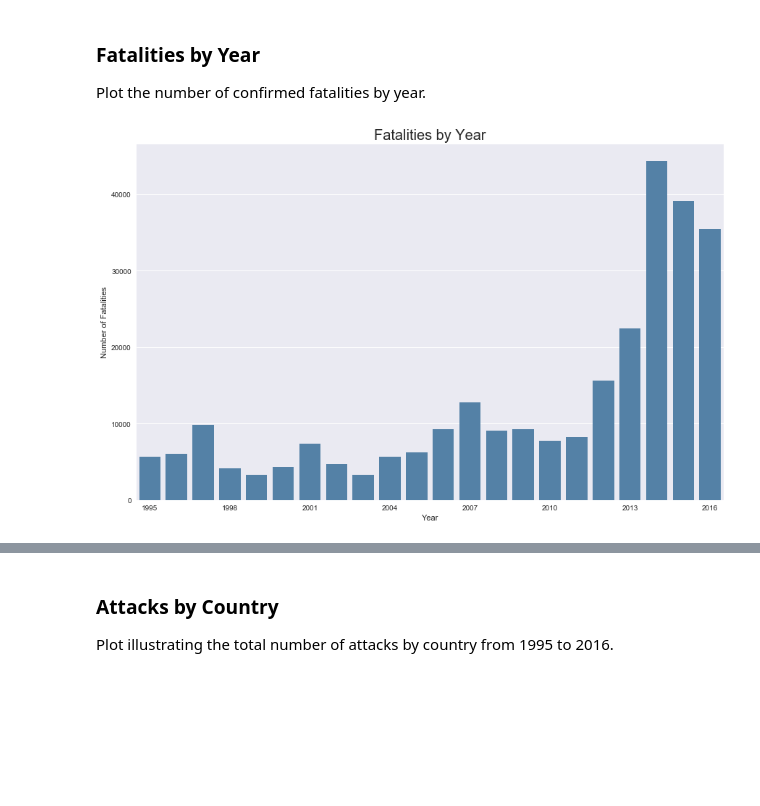
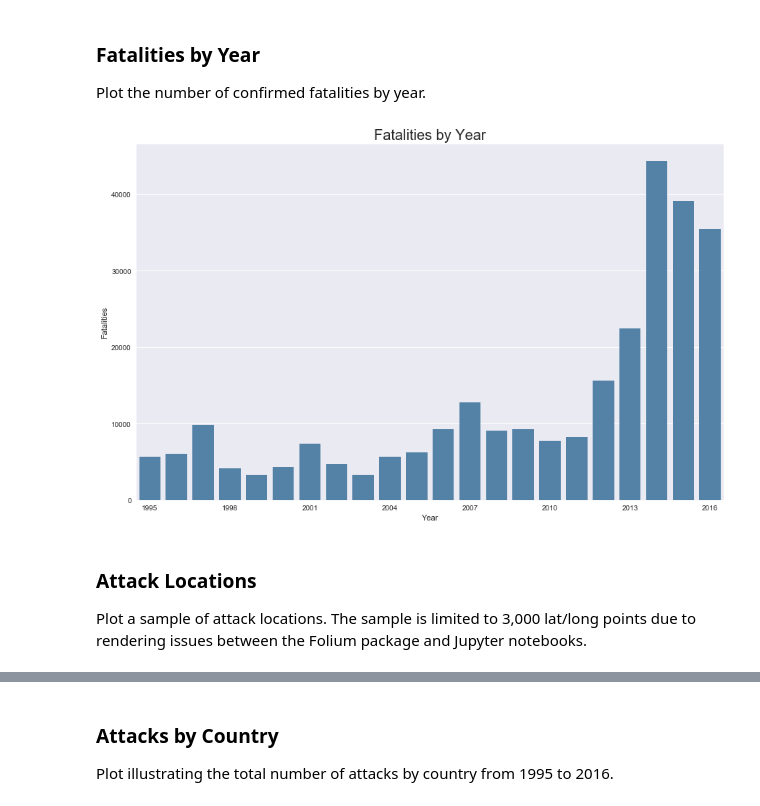
Before and after one commit to tcskowronek/predicting-terrorist-attacks, a Jupyter notebook: src/02-Exploratory-Data-Analysis.ipynb, the cells around one changed output, grey strips where cells are left out. Cells and saved outputs as stored; diff of their text form; code cells hidden in the pictures; blank space fills up the shorter version.

```diff
--- a/src/02-Exploratory-Data-Analysis.ipynb
+++ b/src/02-Exploratory-Data-Analysis.ipynb
@@ -312,16 +309,19 @@ Plot the number of confirmed fatalities by year.
 # %%
 # Make a range of years to show categories with no observations
 years = np.arange(1995, 2017)
 
 df1 = gtd_clean[['iyear', 'nkill']]
 gp1 = df1.groupby(['iyear'], as_index = False).sum()
 
 # Draw a count plot to show the number of attacks each year
 plt1 = sns.factorplot(x = 'iyear', y = 'nkill', data=gp1, kind = 'bar', color='steelblue', size=7.6, aspect=1.618)
 plt1.set_xticklabels(step=3)
 _ = plt.title('Fatalities by Year', fontsize=20)
 _ = plt.xlabel('Year')
-_ = plt.ylabel('Number of Fatalities')
+_ = plt.ylabel('Fatalities')
 plt.show();
 # %% [output]
-[figure, old version]
+[figure, new version]
+# %% [markdown]
+### Attack Locations
+Plot a sample of attack locations.  The sample is limited to 3,000 lat/long points due to rendering issues between the Folium package and Jupyter notebooks.
```
Also changed, not shown: parts of 7 cells of this notebook.
